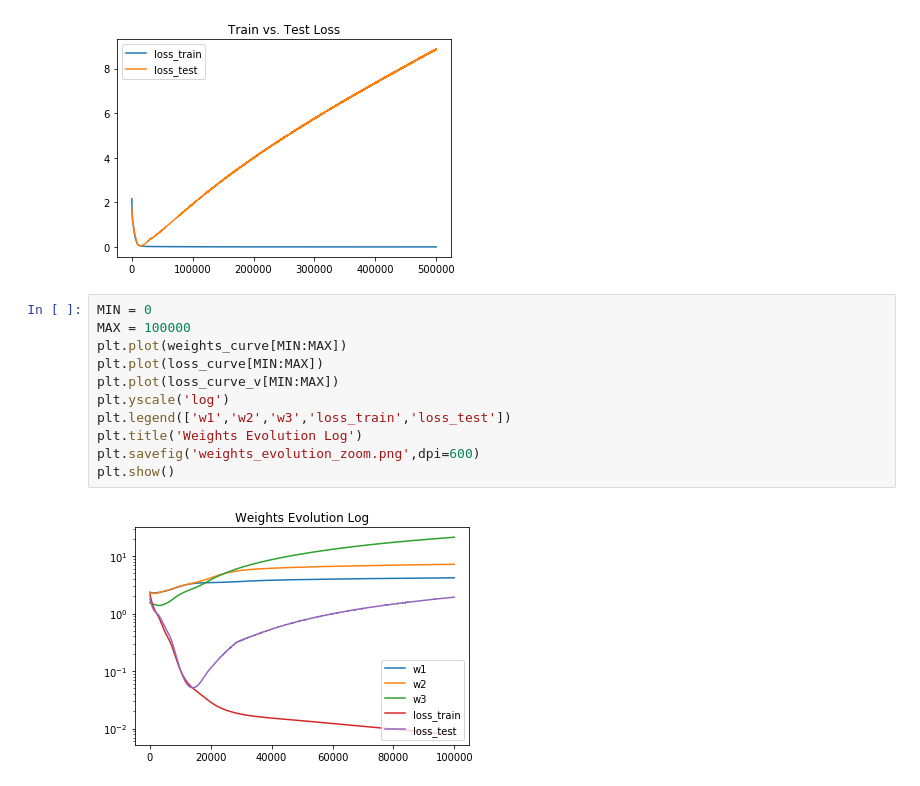
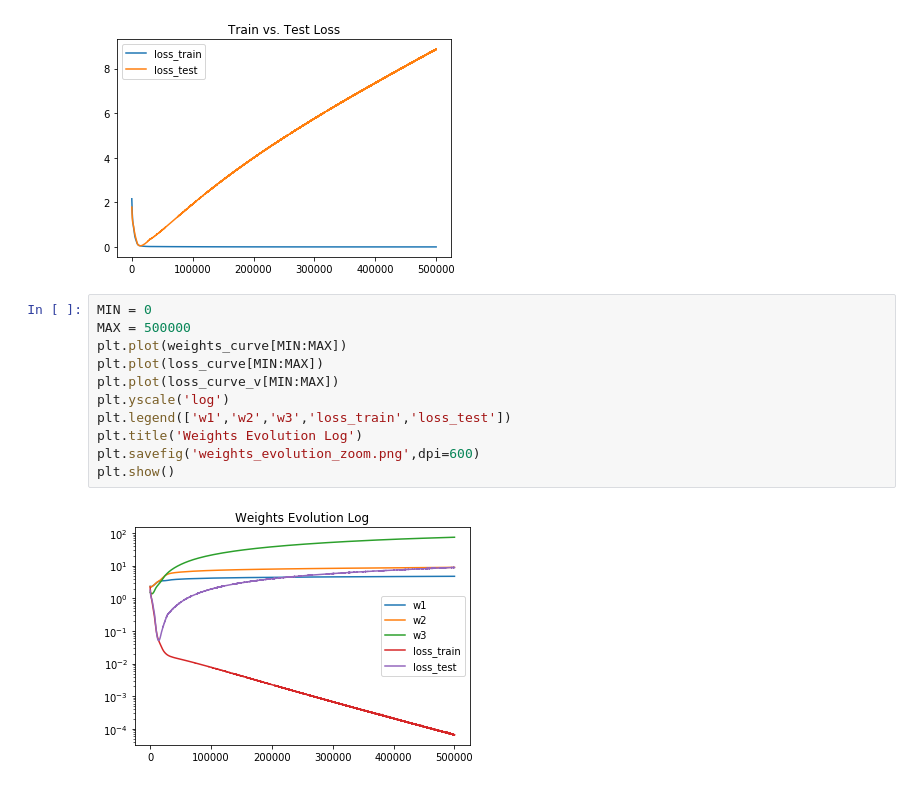
Before and after one commit to geelon/nn_viz, a Jupyter notebook: visualize.ipynb, the cells around one changed output. Drawn from its saved outputs; the diff is of its cells as text.

```diff
--- a/visualize.ipynb
+++ b/visualize.ipynb
@@ -94,14 +94,14 @@ plt.show()
 [figure]
 # %%
 MIN = 0
-MAX = 100000
+MAX = 500000
 plt.plot(weights_curve[MIN:MAX])
 plt.plot(loss_curve[MIN:MAX])
 plt.plot(loss_curve_v[MIN:MAX])
 plt.yscale('log')
 plt.legend(['w1','w2','w3','loss_train','loss_test'])
 plt.title('Weights Evolution Log')
 plt.savefig('weights_evolution_zoom.png',dpi=600)
 plt.show()
 # %% [output]
-[figure, old version]
+[figure, new version]
```
Also changed, not shown: 1 other file.
